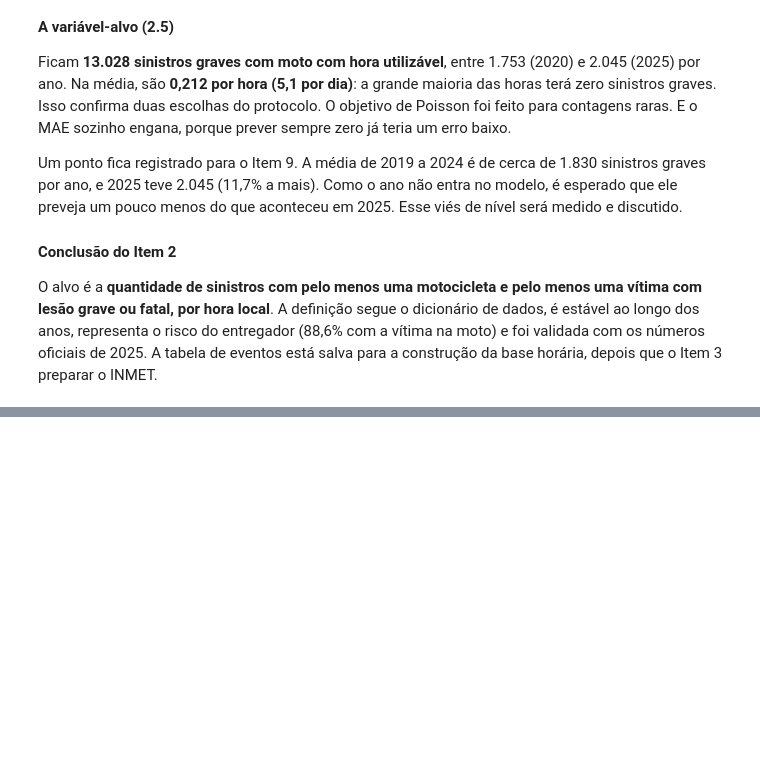
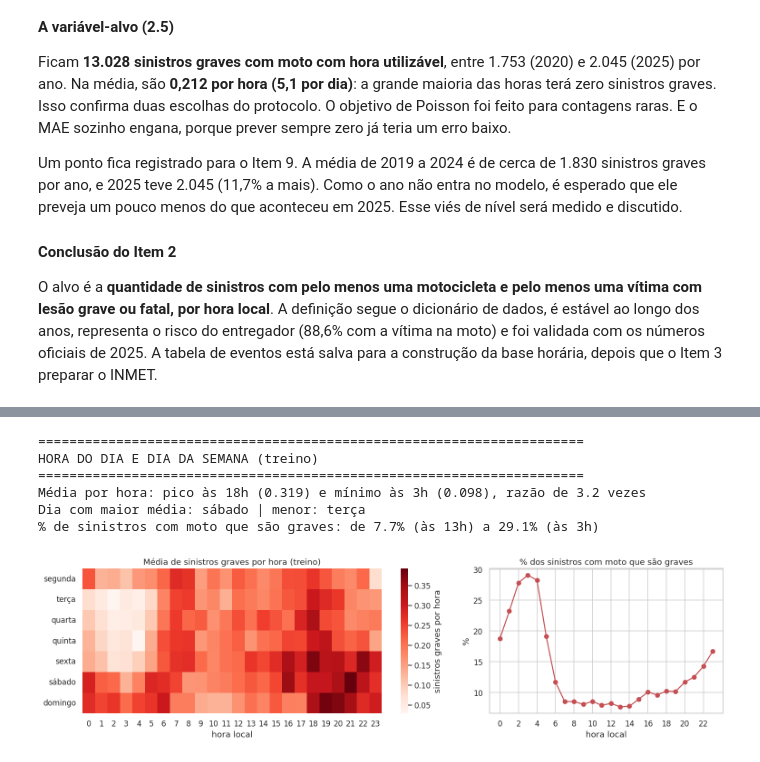
Before and after one commit to renan-utida/helmcare, a Jupyter notebook: ml/GS_HelmCare_IA_and_ML.ipynb, the cells around one changed output, grey strips where cells are left out. Saved outputs shown, nothing was run; the diff lists cells and outputs as text; code cells hidden in the pictures; blank space fills up the shorter version.

```diff
--- a/ml/GS_HelmCare_IA_and_ML.ipynb
+++ b/ml/GS_HelmCare_IA_and_ML.ipynb
@@ -1242,0 +1892,41 @@ O alvo é a **quantidade de sinistros com pelo menos uma motocicleta e pelo meno
+# %%
+# Hora do dia e dia da semana: o padrão que o calendário sozinho já explica
+
+mapa = treino_eda.pivot_table(index="dia_semana", columns="hora", values="sinistros_graves", aggfunc="mean")
+mapa.index = DIAS_SEMANA
+
+# Gravidade por hora: entre os sinistros com moto do treino, que fração teve vítima grave ou fatal
+moto_treino = moto[moto["ano_sinistro"].isin(ANOS_TREINO) & moto["hora"].notna()]
+gravidade_hora = moto_treino.groupby("hora")["tem_grave_fatal"].mean() * 100
+por_hora = treino_eda.groupby("hora")["sinistros_graves"].mean()
+
+print("=" * 70)
+print("HORA DO DIA E DIA DA SEMANA (treino)")
+print("=" * 70)
+print(f"Média por hora: pico às {por_hora.idxmax()}h ({por_hora.max():.3f}) e mínimo às {por_hora.idxmin()}h "
+      f"({por_hora.min():.3f}), razão de {por_hora.max() / por_hora.min():.1f} vezes")
+print(f"Dia com maior média: {mapa.mean(axis=1).idxmax()} | menor: {mapa.mean(axis=1).idxmin()}")
+print(f"% de sinistros com moto que são graves: de {gravidade_hora.min():.1f}% (às {gravidade_hora.idxmin()}h) "
+      f"a {gravidade_hora.max():.1f}% (às {gravidade_hora.idxmax()}h)")
+
+fig, eixos = plt.subplots(1, 2, figsize=(14, 4), gridspec_kw={"width_ratios": [1.6, 1]})
+sns.heatmap(mapa, cmap="Reds", ax=eixos[0], cbar_kws={"label": "sinistros graves por hora"})
+eixos[0].set_title("Média de sinistros graves por hora (treino)")
+eixos[0].set_xlabel("hora local")
+eixos[0].set_ylabel("")
+eixos[1].plot(gravidade_hora.index, gravidade_hora.values, marker="o", color="#C44E52")
+eixos[1].set_xticks(range(0, 24, 2))
+eixos[1].set_title("% dos sinistros com moto que são graves")
+eixos[1].set_xlabel("hora local")
+eixos[1].set_ylabel("%")
+plt.tight_layout()
+plt.savefig(DIR_FIGURAS / "item5_hora_dia_semana.png", dpi=150, bbox_inches="tight")
+plt.show()
+# %% [output]
+======================================================================
+HORA DO DIA E DIA DA SEMANA (treino)
+======================================================================
+Média por hora: pico às 18h (0.319) e mínimo às 3h (0.098), razão de 3.2 vezes
+Dia com maior média: sábado | menor: terça
+% de sinistros com moto que são graves: de 7.7% (às 13h) a 29.1% (às 3h)
+[figure, added]
```
Also changed, not shown: parts of 26 cells of this notebook, 6 other files.
